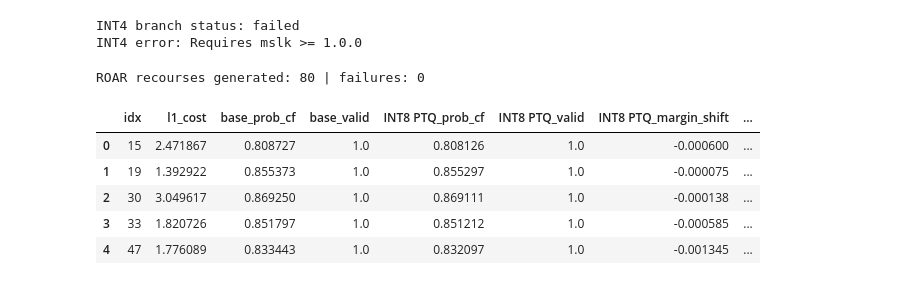
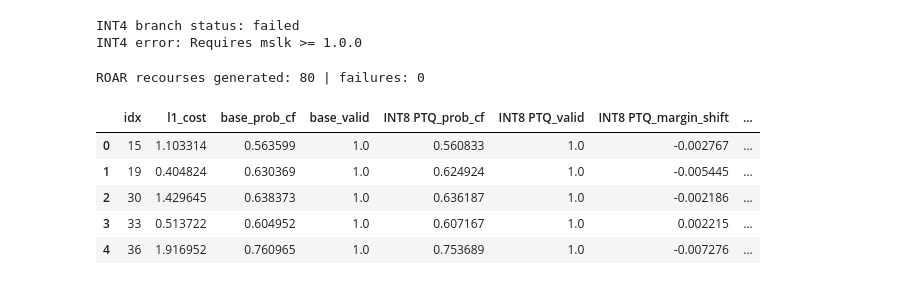
Before and after one commit to HashirA123/quantized_recourse, a Jupyter notebook: experiments.ipynb, the cells around one changed output. Drawn from its saved outputs; the diff is of its cells as text; code cells hidden in the pictures.

```diff
--- a/experiments.ipynb
+++ b/experiments.ipynb
@@ -529,7 +486,7 @@ rows = []
 for item in generated:
     xcf_t = torch.tensor(item["xcf"], dtype=torch.float32).reshape(1, -1)
     with torch.no_grad():
-        base_prob = torch.sigmoid(base_model(xcf_t)).item()
+        base_prob = base_model(xcf_t)[:, 1].item()
 
     record = {
         "idx": item["idx"],
@@ -540,7 +497,7 @@ for item in generated:
 
     for name, model in future_models.items():
         with torch.no_grad():
-            p = torch.sigmoid(model(xcf_t.cpu())).item()
+            p = model(xcf_t.cpu())[:, 1].item()
         record[f"{name}_prob_cf"] = p
         record[f"{name}_valid"] = float(p >= DECISION_THRESHOLD)
         record[f"{name}_margin_shift"] = p - base_prob
@@ -629,61 +562,77 @@ def generate_roar_recourse_for_instance(model, x_np, lamb=0.08, delta_max=0.10):
 # ROAR recourse generation on the same negative cohort used for PROBE
 roar_generated = []
 roar_failures = 0
+roar_errors = []
+roar_xref = data["X_train"].to_numpy(dtype=np.float32)
 
 for idx in selected_idx:
     x0 = data["X_test"].iloc[idx].to_numpy(dtype=np.float32)
     try:
-        x_cf, meta = generate_roar_recourse_for_instance(
-            base_model, x0, lamb=0.08, delta_max=0.10
+        W, W0 = lime_explanation(
+            base_model.predict_labels,
+            roar_xref,
+            x0,
         )
+        roar = ROAR(W=np.asarray(W, dtype=np.float32), W0=np.asarray(W0, dtype=np.float32).reshape(1), y_target=1)
+        x_cf = roar.get_recourse(x0.astype(np.float32)).astype(np.float32)
+
+        with torch.no_grad():
+            base_prob = base_model(torch.tensor(x_cf, dtype=torch.float32).reshape(1, -1))[:, 1].item()
+
         roar_generated.append(
             {
                 "idx": int(idx),
                 "x0": x0,
                 "xcf": x_cf,
-                "base_prob_cf": meta["base_prob"],
-                "l1_cost": meta["l1_cost"],
+                "base_prob_cf": base_prob,
+                "l1_cost": float(np.linalg.norm(x_cf - x0, ord=1)),
             }
         )
-    except Exception:
+    except Exception as e:
         roar_failures += 1
+        if len(roar_errors) < 3:
+            roar_errors.append((int(idx), str(e)))
 
 print(f"ROAR recourses generated: {len(roar_generated)} | failures: {roar_failures}")
+if roar_errors:
+    print("Sample ROAR errors:")
+    for err in roar_errors:
+        print(err)
 # %% [output]
 ROAR recourses generated: 80 | failures: 0
 # %%
 # Replay ROAR baseline recourse on future models (PTQ/QAT/[INT4 optional])
 roar_rows = []
 for item in roar_generated:
     xcf_t = torch.tensor(item["xcf"], dtype=torch.float32).reshape(1, -1)
     with torch.no_grad():
-        base_prob = torch.sigmoid(base_model(xcf_t)).item()
+        base_prob = base_model(xcf_t)[:, 1].item()
 
     record = {
         "idx": item["idx"],
         "l1_cost": item["l1_cost"],
         "base_prob_cf": base_prob,
         "base_valid": float(base_prob >= DECISION_THRESHOLD),
     }
 
     for name, model in future_models.items():
         with torch.no_grad():
-            p = torch.sigmoid(model(xcf_t.cpu())).item()
+            p = model(xcf_t.cpu())[:, 1].item()
         record[f"{name}_prob_cf"] = p
         record[f"{name}_valid"] = float(p >= DECISION_THRESHOLD)
         record[f"{name}_margin_shift"] = p - base_prob
 
     roar_rows.append(record)
 
 roar_transfer_df = pd.DataFrame(roar_rows)
 roar_transfer_df.head()
 # %% [output]
 |  | idx | l1_cost | base_prob_cf | base_valid | INT8 PTQ_prob_cf | INT8 PTQ_valid | INT8 PTQ_margin_shift | ... |
-| 0 | 15 | 2.471867 | 0.808727 | 1.0 | 0.808126 | 1.0 | -0.000600 | ... |
-| 1 | 19 | 1.392922 | 0.855373 | 1.0 | 0.855297 | 1.0 | -0.000075 | ... |
-| 2 | 30 | 3.049617 | 0.869250 | 1.0 | 0.869111 | 1.0 | -0.000138 | ... |
-| 3 | 33 | 1.820726 | 0.851797 | 1.0 | 0.851212 | 1.0 | -0.000585 | ... |
-| 4 | 47 | 1.776089 | 0.833443 | 1.0 | 0.832097 | 1.0 | -0.001345 | ... |
+| 0 | 15 | 1.103314 | 0.563599 | 1.0 | 0.560833 | 1.0 | -0.002767 | ... |
+| 1 | 19 | 0.404824 | 0.630369 | 1.0 | 0.624924 | 1.0 | -0.005445 | ... |
+| 2 | 30 | 1.429645 | 0.638373 | 1.0 | 0.636187 | 1.0 | -0.002186 | ... |
+| 3 | 33 | 0.513722 | 0.604952 | 1.0 | 0.607167 | 1.0 | 0.002215 | ... |
+| 4 | 36 | 1.916952 | 0.760965 | 1.0 | 0.753689 | 1.0 | -0.007276 | ... |
 # %%
 roar_summary_rows = []
 roar_base_valid_rate = roar_transfer_df["base_valid"].mean() if len(roar_transfer_df) else np.nan
```
Also changed, not shown: parts of 24 cells of this notebook, 7 other files.
